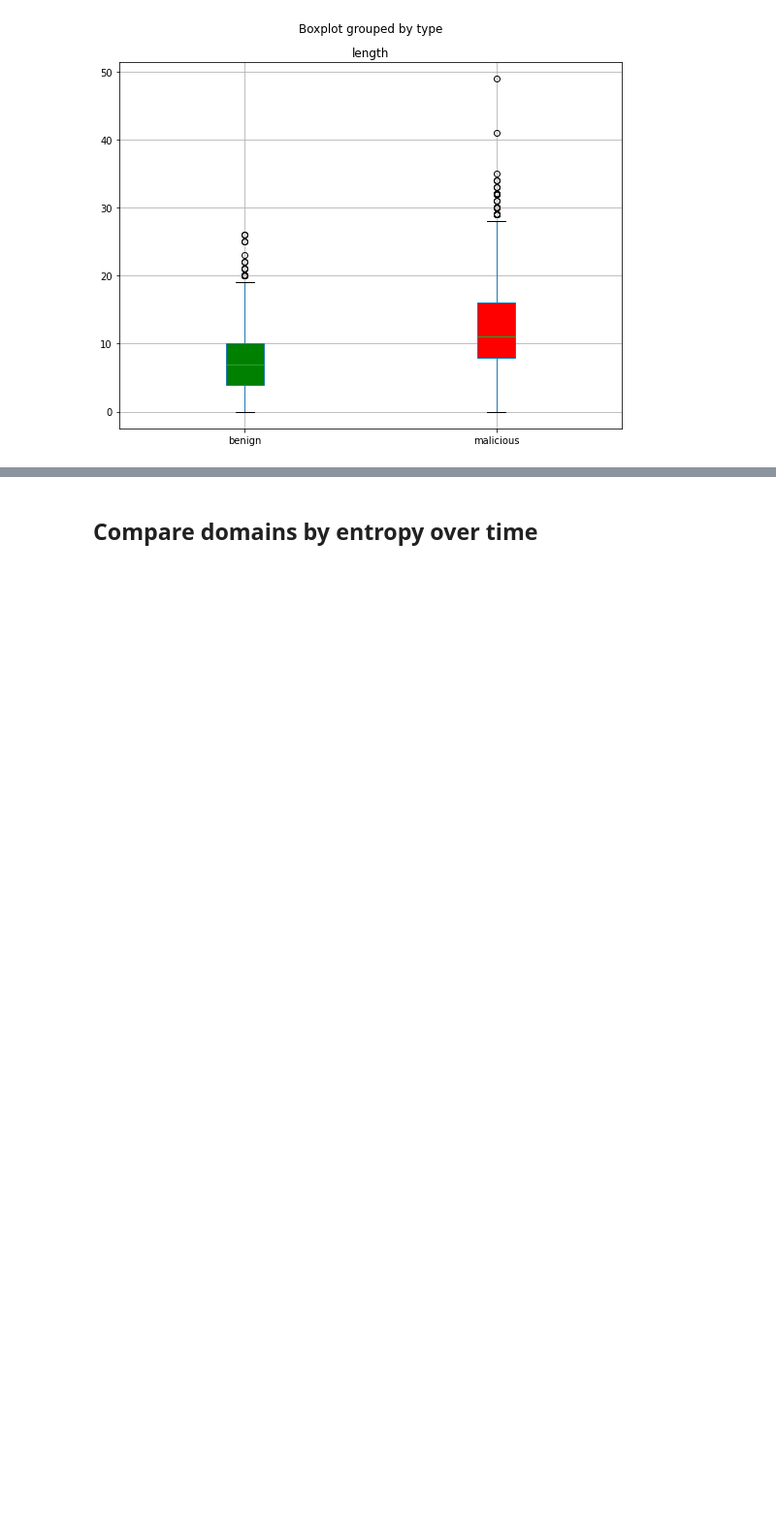
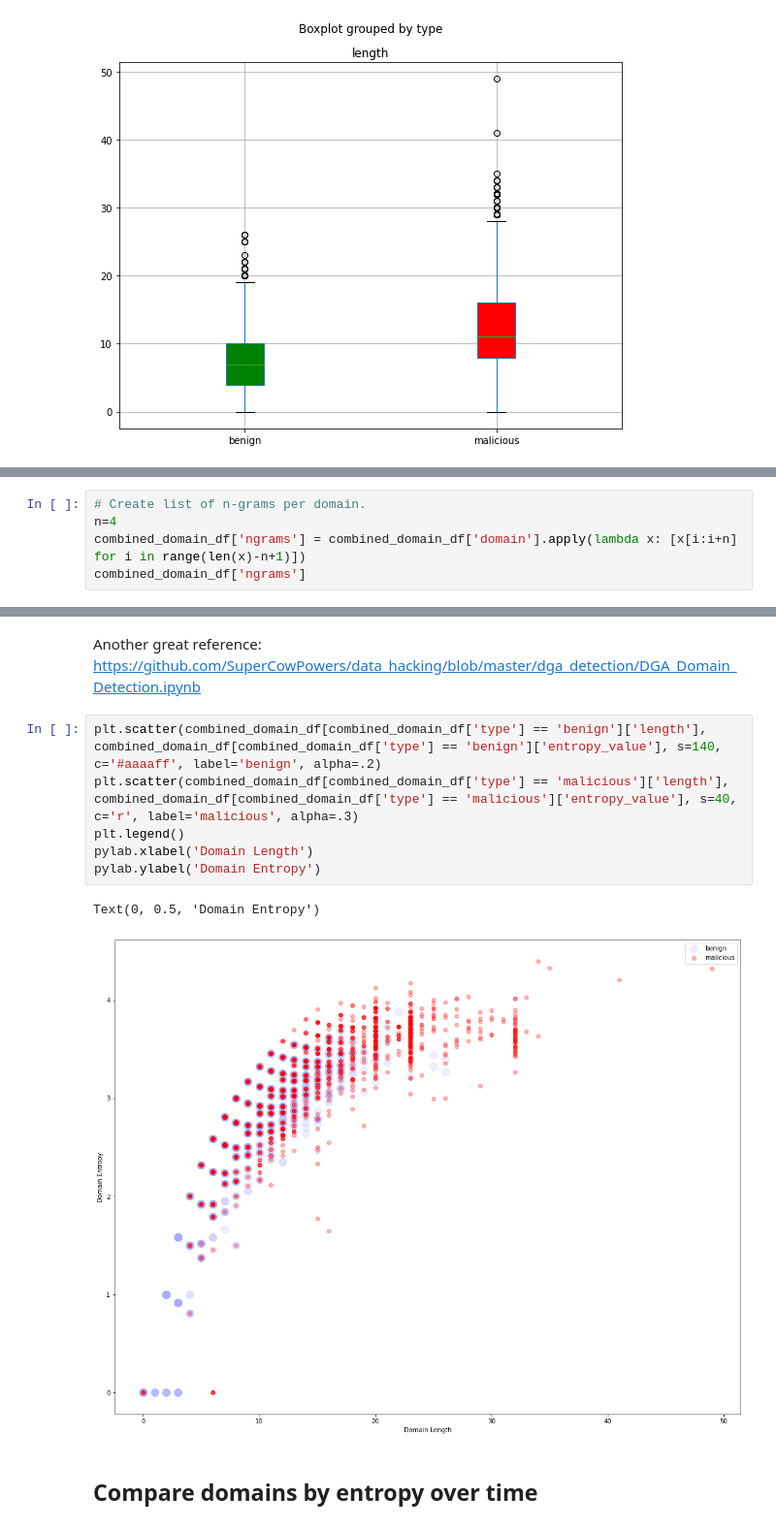
Before and after one commit to erodium/artemis, a Jupyter notebook: notebooks/kevin-eda.ipynb, the cells around one changed output, grey strips where cells are left out. Shown: that part at 97% size. Drawn from its saved outputs; the diff is of its cells as text; blank space fills up the shorter version.

```diff
--- a/notebooks/kevin-eda.ipynb
+++ b/notebooks/kevin-eda.ipynb
@@ -584,0 +702,5 @@ plt.show()
+# %%
+# Create list of n-grams per domain.
+n=4
+combined_domain_df['ngrams'] = combined_domain_df['domain'].apply(lambda x: [x[i:i+n] for i in range(len(x)-n+1)])
+combined_domain_df['ngrams']
@@ -585,3 +727,14 @@ plt.show()
+# %% [markdown]
+Another great reference: https://github.com/SuperCowPowers/data_hacking/blob/master/dga_detection/DGA_Domain_Detection.ipynb
+# %%
+plt.scatter(combined_domain_df[combined_domain_df['type'] == 'benign']['length'], combined_domain_df[combined_domain_df['type'] == 'benign']['entropy_value'], s=140, c='#aaaaff', label='benign', alpha=.2)
+plt.scatter(combined_domain_df[combined_domain_df['type'] == 'malicious']['length'], combined_domain_df[combined_domain_df['type'] == 'malicious']['entropy_value'], s=40, c='r', label='malicious', alpha=.3)
+plt.legend()
+pylab.xlabel('Domain Length')
+pylab.ylabel('Domain Entropy')
+# %% [output]
+Text(0, 0.5, 'Domain Entropy')
+[figure, added]
 # %% [markdown]
 ## Compare domains by entropy over time
 # %%
```
Also changed, not shown: parts of 13 cells of this notebook.
